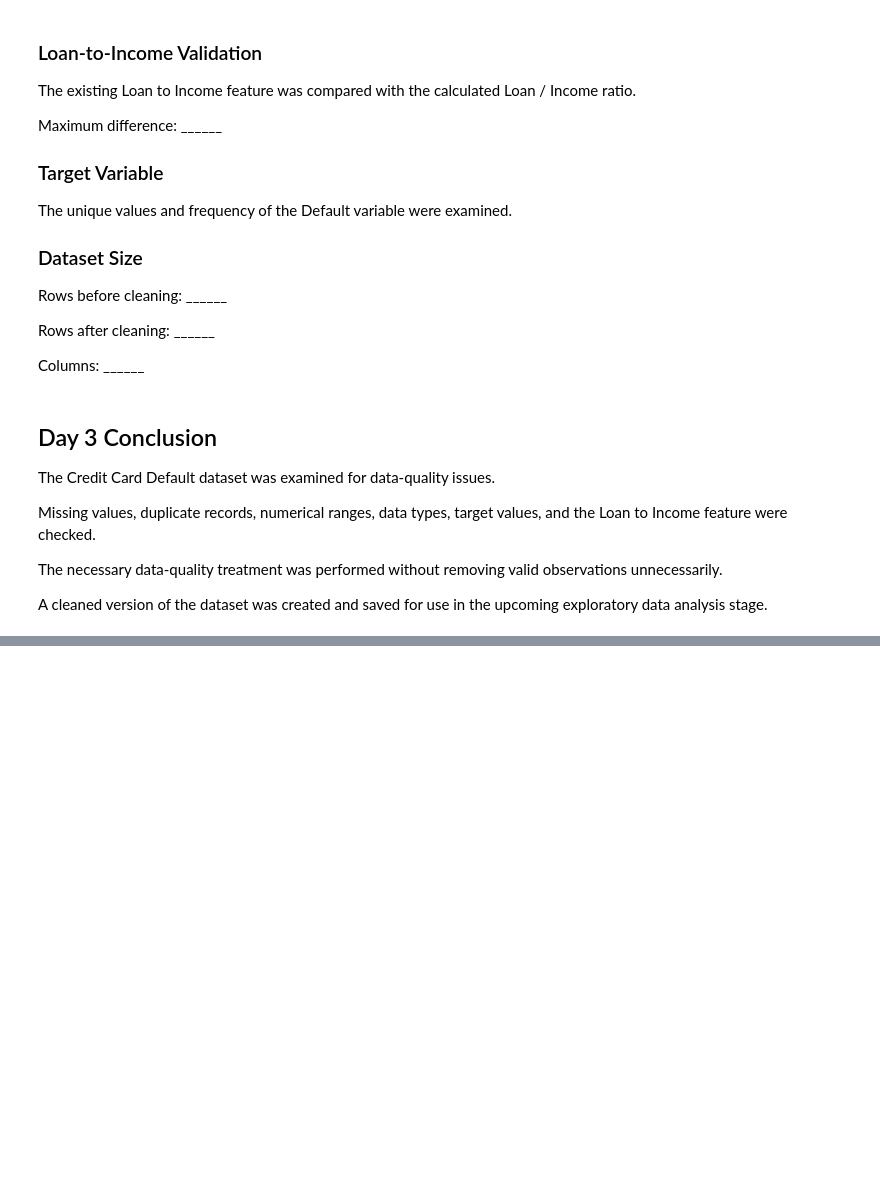
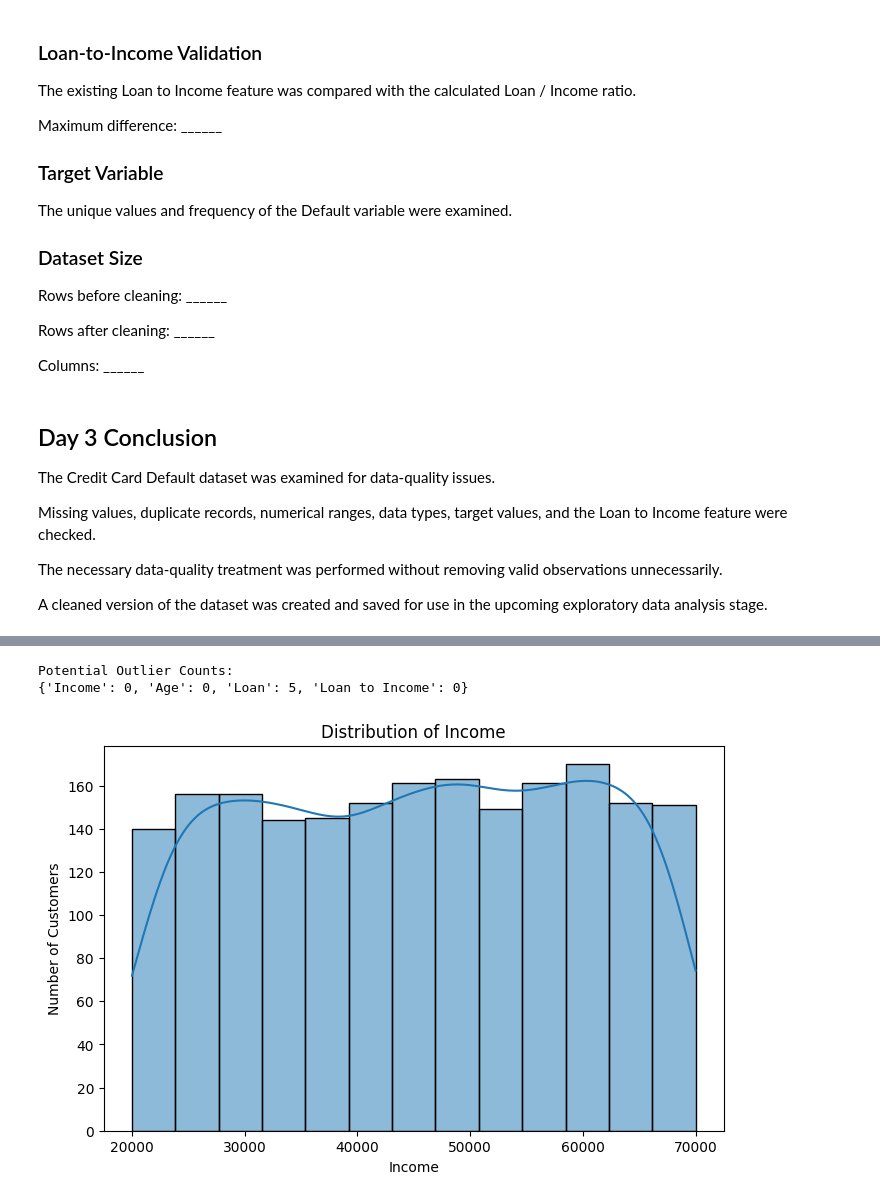
Before and after one commit to amisharout716-svg/Credit-Card-Default-, a Jupyter notebook: Credit_Card_Default_Prediction.ipynb, the cells around one changed output, grey strips where cells are left out. Saved outputs shown, nothing was run; the diff lists cells and outputs as text; code cells hidden in the pictures; blank space fills up the shorter version.

```diff
--- a/Credit_Card_Default_Prediction.ipynb
+++ b/Credit_Card_Default_Prediction.ipynb
@@ -797,0 +817,9 @@ the upcoming exploratory data analysis stage.
+# %%
+url = "https://raw.githubusercontent.com/YBI-Foundation/Dataset/main/Credit%20Default.csv"
+
+df = pd.read_csv(url)
+
+print("Dataset loaded successfully!")
+print("Shape:", df.shape)
+
+df.head()
@@ -797,0 +1019,28 @@ the upcoming exploratory data analysis stage.
+# %%
+outlier_counts = {}
+
+for column in numeric_columns:
+    outliers = df[
+        (df[column] < lower_bound[column]) |
+        (df[column] > upper_bound[column])
+    ]
+
+    outlier_counts[column] = len(outliers)
+
+print("Potential Outlier Counts:")
+print(outlier_counts)
+# %% [output]
+Potential Outlier Counts:
+{'Income': 0, 'Age': 0, 'Loan': 5, 'Loan to Income': 0}
+# %%
+plt.figure(figsize=(8,5))
+
+sns.histplot(data=df, x='Income', kde=True)
+
+plt.title('Distribution of Income')
+plt.xlabel('Income')
+plt.ylabel('Number of Customers')
+
+plt.show()
+# %% [output]
+[figure, added]
```
Also changed, not shown: parts of 28 cells of this notebook.
